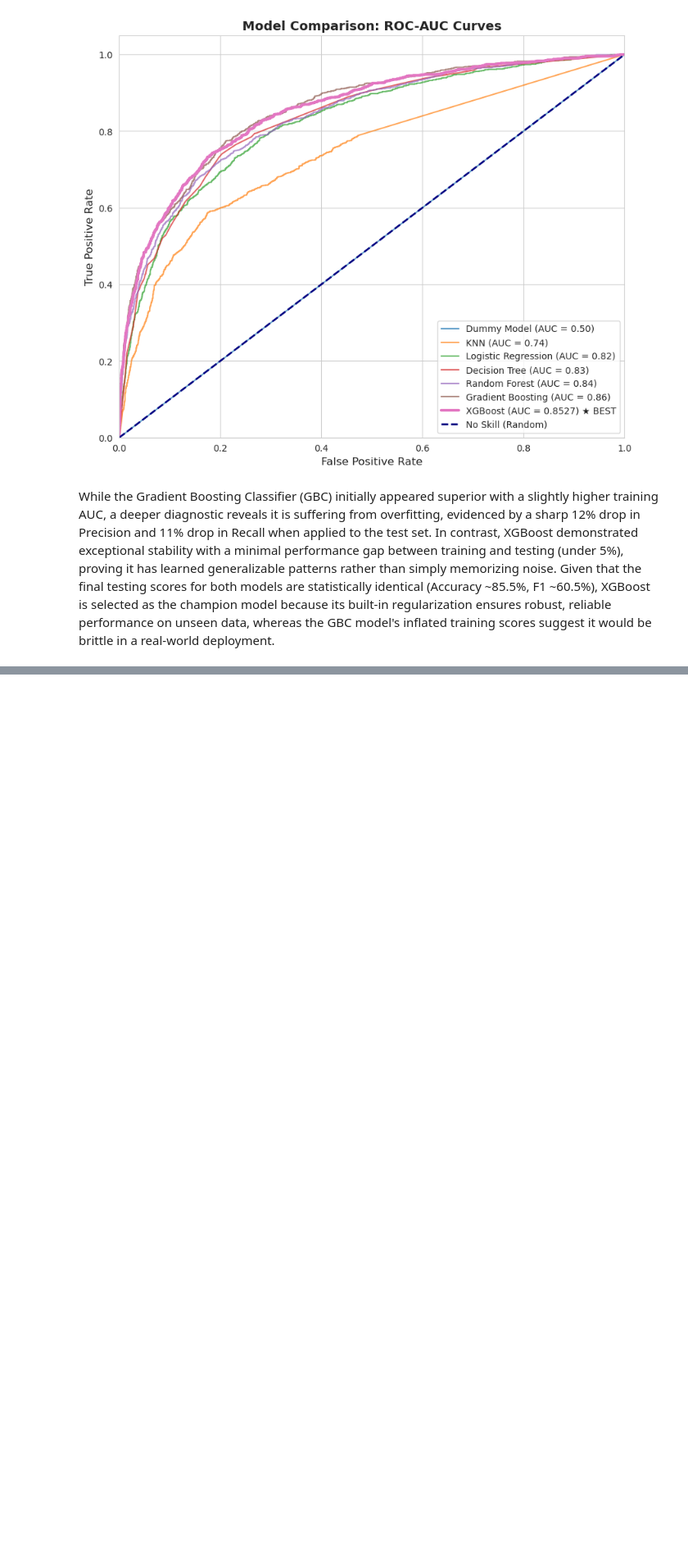
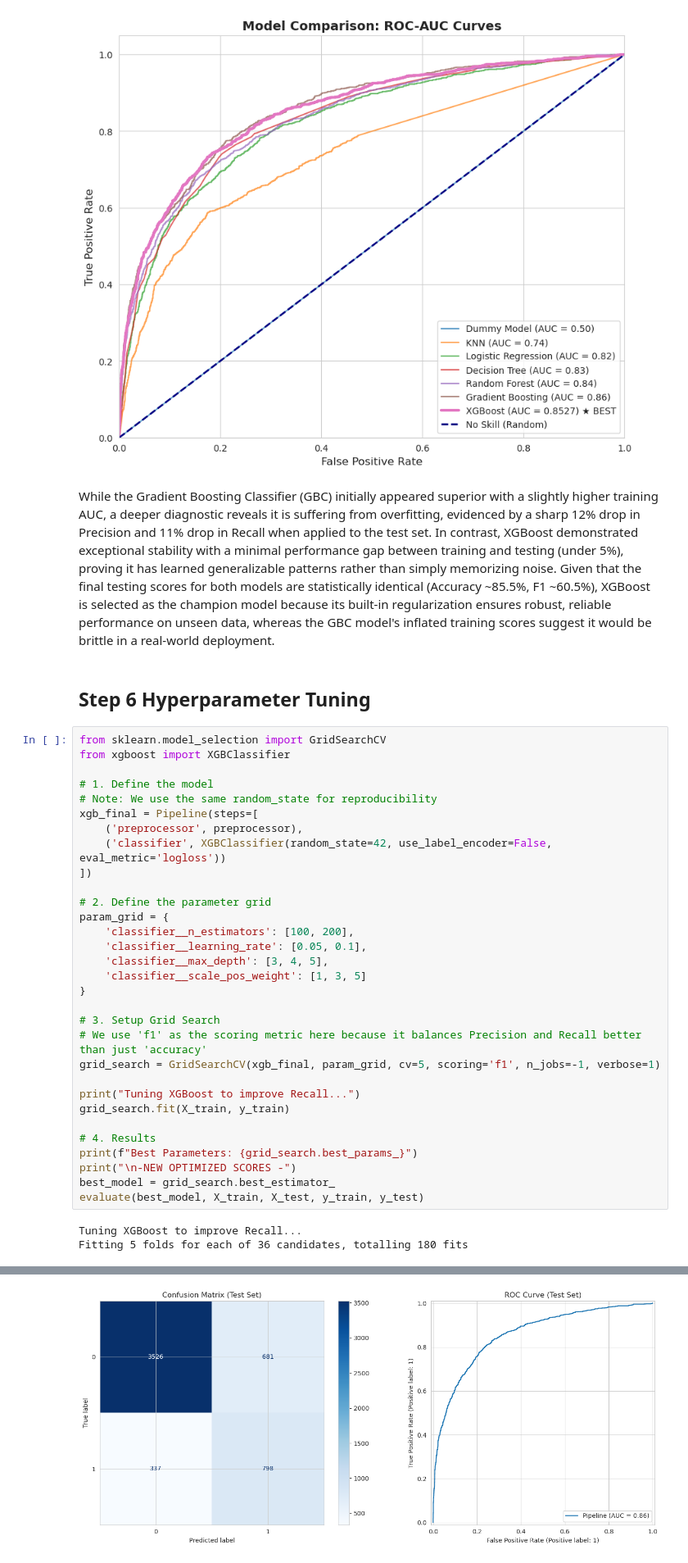
Before and after one commit to jaime8793/Phase_3_Project_DSA, a Jupyter notebook: H1N1_Vaccines.ipynb, the cells around one changed output, grey strips where cells are left out. Shown at 82% size. Saved outputs shown, nothing was run; the diff lists cells and outputs as text; blank space fills up the shorter version.

Commit message:
Hyperparameter tuning

```diff
--- a/H1N1_Vaccines.ipynb
+++ b/H1N1_Vaccines.ipynb
@@ -859,3 +859,39 @@ plt.show()
 [figure]
 # %% [markdown]
 While the Gradient Boosting Classifier (GBC) initially appeared superior with a slightly higher training AUC, a deeper diagnostic reveals it is suffering from overfitting, evidenced by a sharp 12% drop in Precision and 11% drop in Recall when applied to the test set. In contrast, XGBoost demonstrated exceptional stability with a minimal performance gap between training and testing (under 5%), proving it has learned generalizable patterns rather than simply memorizing noise. Given that the final testing scores for both models are statistically identical (Accuracy ~85.5%, F1 ~60.5%), XGBoost is selected as the champion model because its built-in regularization ensures robust, reliable performance on unseen data, whereas the GBC model's inflated training scores suggest it would be brittle in a real-world deployment.
+# %% [markdown]
+## Step 6 Hyperparameter Tuning
+# %%
+from sklearn.model_selection import GridSearchCV
+from xgboost import XGBClassifier
+
+# 1. Define the model
+# Note: We use the same random_state for reproducibility
+xgb_final = Pipeline(steps=[
+    ('preprocessor', preprocessor),
+    ('classifier', XGBClassifier(random_state=42, use_label_encoder=False, eval_metric='logloss'))
+])
+
+# 2. Define the parameter grid
+param_grid = {
+    'classifier__n_estimators': [100, 200],
+    'classifier__learning_rate': [0.05, 0.1],
+    'classifier__max_depth': [3, 4, 5],
+    'classifier__scale_pos_weight': [1, 3, 5]
+}
+
+# 3. Setup Grid Search
+# We use 'f1' as the scoring metric here because it balances Precision and Recall better than just 'accuracy'
+grid_search = GridSearchCV(xgb_final, param_grid, cv=5, scoring='f1', n_jobs=-1, verbose=1)
+
+print("Tuning XGBoost to improve Recall...")
+grid_search.fit(X_train, y_train)
+
+# 4. Results
+print(f"Best Parameters: {grid_search.best_params_}")
+print("\n-NEW OPTIMIZED SCORES -")
+best_model = grid_search.best_estimator_
+evaluate(best_model, X_train, X_test, y_train, y_test)
+# %% [output]
+Tuning XGBoost to improve Recall...
+Fitting 5 folds for each of 36 candidates, totalling 180 fits
@@ -861,0 +931 @@ While the Gradient Boosting Classifier (GBC) initially appeared superior with a
+[figure, added]
```
Also changed, not shown: parts of 5 cells of this notebook.
